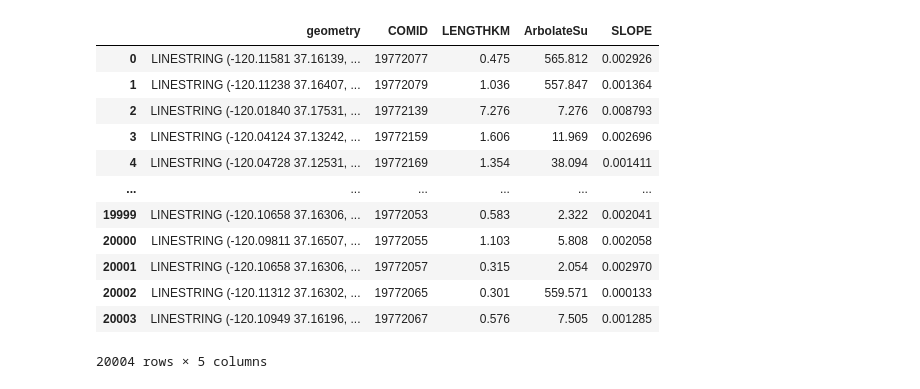
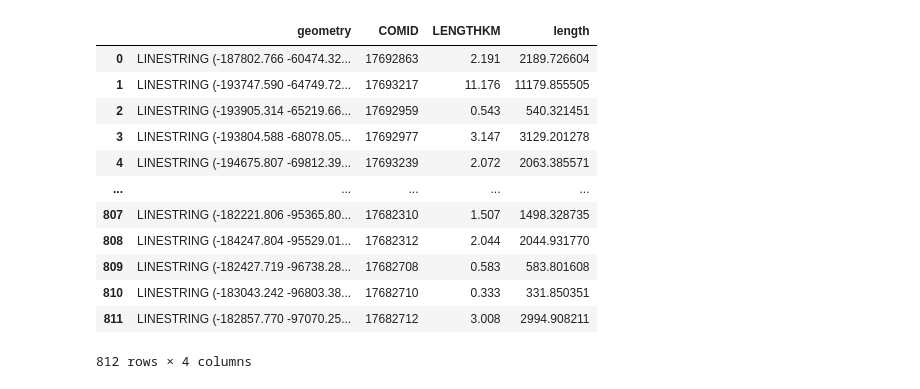
Before and after one commit to avkoehl/valleys, a Jupyter notebook: notebooks/split.ipynb, the cells around one changed output. Saved outputs shown, nothing was run; the diff lists cells and outputs as text; code cells hidden in the pictures.

```diff
--- a/notebooks/split.ipynb
+++ b/notebooks/split.ipynb
@@ -19,26 +18,27 @@ subregion
+# %%
+aoi = box(-122.4484, 37.0866, -122.0419, 37.55)
 # %%
 fields = [
     'COMID',
     'LENGTHKM',
-    'ArbolateSu',
-    'SLOPE',
 ]
 
 nhd = NHD('flowline_mr', outfields = fields)
-aoi = subregion['geometry'].iloc[0]
-flowlines = nhd.bygeom(aoi)
+flowlines = nhd.bygeom(aoi, geo_crs=4326)
+flowlines = flowlines.to_crs(3310)
+flowlines['length'] = flowlines['geometry'].apply(lambda x: x.length)
 flowlines
 # %% [output]
-|  | geometry | COMID | LENGTHKM | ArbolateSu | SLOPE |
-| 0 | LINESTRING (-120.11581 37.16139, ... | 19772077 | 0.475 | 565.812 | 0.002926 |
-| 1 | LINESTRING (-120.11238 37.16407, ... | 19772079 | 1.036 | 557.847 | 0.001364 |
-| 2 | LINESTRING (-120.01840 37.17531, ... | 19772139 | 7.276 | 7.276 | 0.008793 |
-| 3 | LINESTRING (-120.04124 37.13242, ... | 19772159 | 1.606 | 11.969 | 0.002696 |
-| 4 | LINESTRING (-120.04728 37.12531, ... | 19772169 | 1.354 | 38.094 | 0.001411 |
-| ... | ... | ... | ... | ... | ... |
-| 19999 | LINESTRING (-120.10658 37.16306, ... | 19772053 | 0.583 | 2.322 | 0.002041 |
-| 20000 | LINESTRING (-120.09811 37.16507, ... | 19772055 | 1.103 | 5.808 | 0.002058 |
-| 20001 | LINESTRING (-120.10658 37.16306, ... | 19772057 | 0.315 | 2.054 | 0.002970 |
-| 20002 | LINESTRING (-120.11312 37.16302, ... | 19772065 | 0.301 | 559.571 | 0.000133 |
-| 20003 | LINESTRING (-120.10949 37.16196, ... | 19772067 | 0.576 | 7.505 | 0.001285 |
+|  | geometry | COMID | LENGTHKM | length |
+| 0 | LINESTRING (-187802.766 -60474.32... | 17692863 | 2.191 | 2189.726604 |
+| 1 | LINESTRING (-193747.590 -64749.72... | 17693217 | 11.176 | 11179.855505 |
+| 2 | LINESTRING (-193905.314 -65219.66... | 17692959 | 0.543 | 540.321451 |
+| 3 | LINESTRING (-193804.588 -68078.05... | 17692977 | 3.147 | 3129.201278 |
+| 4 | LINESTRING (-194675.807 -69812.39... | 17693239 | 2.072 | 2063.385571 |
+| ... | ... | ... | ... | ... |
+| 807 | LINESTRING (-182221.806 -95365.80... | 17682310 | 1.507 | 1498.328735 |
+| 808 | LINESTRING (-184247.804 -95529.01... | 17682312 | 2.044 | 2044.931770 |
+| 809 | LINESTRING (-182427.719 -96738.28... | 17682708 | 0.583 | 583.801608 |
+| 810 | LINESTRING (-183043.242 -96803.38... | 17682710 | 0.333 | 331.850351 |
+| 811 | LINESTRING (-182857.770 -97070.25... | 17682712 | 3.008 | 2994.908211 |
-20004 rows × 5 columns
+812 rows × 4 columns
```
Also changed, not shown: parts of 25 cells of this notebook.
